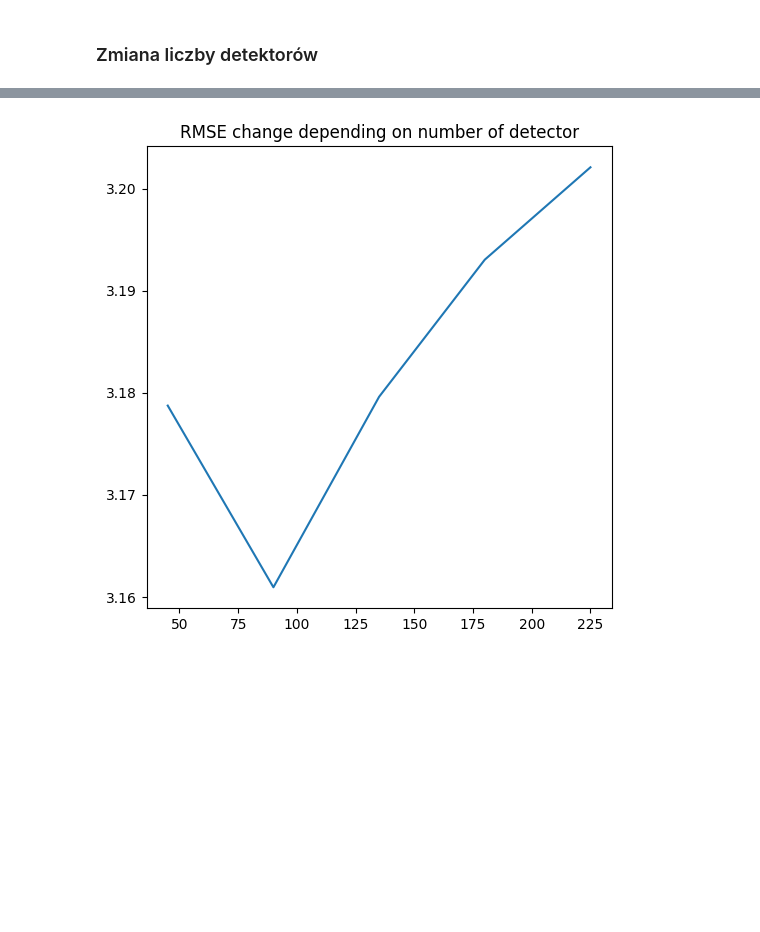
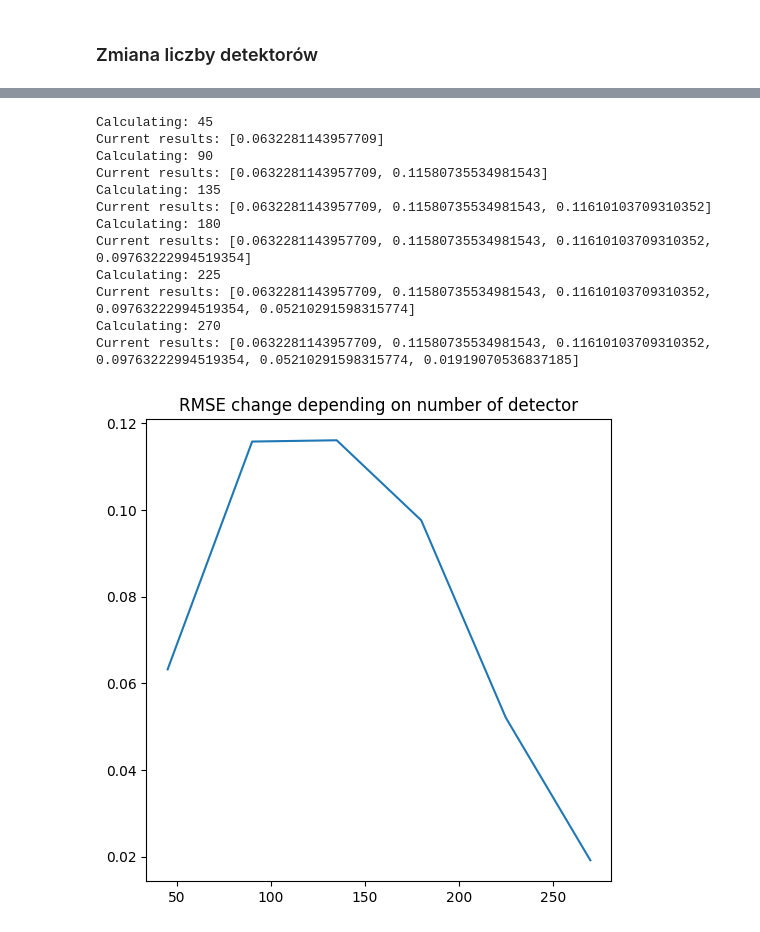
Before and after one commit to zielonyogor/Tomograph, a Jupyter notebook: main.ipynb, the cells around one changed output, grey strips where cells are left out. Drawn from its saved outputs; the diff is of its cells as text; code cells hidden in the pictures; blank space fills up the shorter version.

Commit message:
Save images and add raport

```diff
--- a/main.ipynb
+++ b/main.ipynb
@@ -86,10 +85,18 @@ def size_back(resized_image, original_size):
 ### Normalizacja wartości obrazu
 # %%
 def normalize_image(image):
-    image = np.maximum(image, 0)
-    max_val = np.quantile(image, 0.999)
-    image = np.clip(image / max_val, 0, 1) if max_val > 0 else np.zeros_like(image)
-    return image
+    image = image.astype(np.float64)
+    max_val = np.percentile(image, 99.9)
+    min_val = np.min(image)
+
+    range_val = max_val - min_val
+    if range_val == 0:
+        return np.zeros_like(image)
+
+    image = np.clip(image, min_val, max_val)
+    normalized = (image - min_val) / range_val
+
+    return normalized
 # %% [markdown]
 # Transformata Radona
 # %%
@@ -181,7 +188,9 @@ def filter_sinogram(image, kernel_size=21):
 ### Błąd średniokwadratowy
 # %%
 def rmse(image_in, image_out):
-    return (np.mean(image_in - image_out)**2)**0.5
+    in_img = img_as_float64(image_in)
+    out_img = img_as_float64(image_out)
+    return (np.mean(in_img - out_img)**2)**0.5
 # %% [markdown]
 ## Zapis pliku DICOM
 # %%
@@ -478,7 +488,7 @@ Parametry domyślne:
 - skany = 180
 - rozpiętość wachlarza = 180
 # %%
-filename = ".//images//Kropka.jpg"
+filename = ".//images//Shepp_logan.jpg"
 detectors = 180
 detectors_angular_span = 180
 step = 1
@@ -550,25 +596,39 @@ plt.show()
 # %%
 results = []
-detectors_span_range = range(45, 270, 45)
+detectors_span_range = range(45, 271, 45)
 
 for ds in detectors_span_range:
+    print(f"Calculating: {ds}")
     global detectors_angular_span
     detectors_angular_span = ds
 
     original_size = in_image.shape
     image = resize_image(in_image)
 
     sinogram = radon_transform(image, detectors=detectors, detectors_angular_span=detectors_angular_span, step=step)
     filtered_sinogram = filter_sinogram(img_as_float64(sinogram))
     inversed_filtered_sinogram = inverse_radon_transform(filtered_sinogram, image.shape, detectors_angular_span=detectors_angular_span, step=step)
     inversed_filtered_sinogram = size_back(inversed_filtered_sinogram, original_size)
     inversed_filtered_sinogram = normalize_image(inversed_filtered_sinogram)
 
     results.append(rmse(in_image, inversed_filtered_sinogram))
+    print(f"Current results: {results}")
 
 plt.figure(figsize=(6, 6))
 plt.plot(detectors_span_range, results)
 plt.title("RMSE change depending on number of detector")
 plt.show()
 # %% [output]
+Calculating: 45
+Current results: [0.0632281143957709]
+Calculating: 90
+Current results: [0.0632281143957709, 0.11580735534981543]
+Calculating: 135
+Current results: [0.0632281143957709, 0.11580735534981543, 0.11610103709310352]
+Calculating: 180
+Current results: [0.0632281143957709, 0.11580735534981543, 0.11610103709310352, 0.09763222994519354]
+Calculating: 225
+Current results: [0.0632281143957709, 0.11580735534981543, 0.11610103709310352, 0.09763222994519354, 0.05210291598315774]
+Calculating: 270
+Current results: [0.0632281143957709, 0.11580735534981543, 0.11610103709310352, 0.09763222994519354, 0.05210291598315774, 0.01919070536837185]
-[figure, old version]
+[figure, new version]
```
Also changed, not shown: parts of 11 cells of this notebook, 5 other files.
